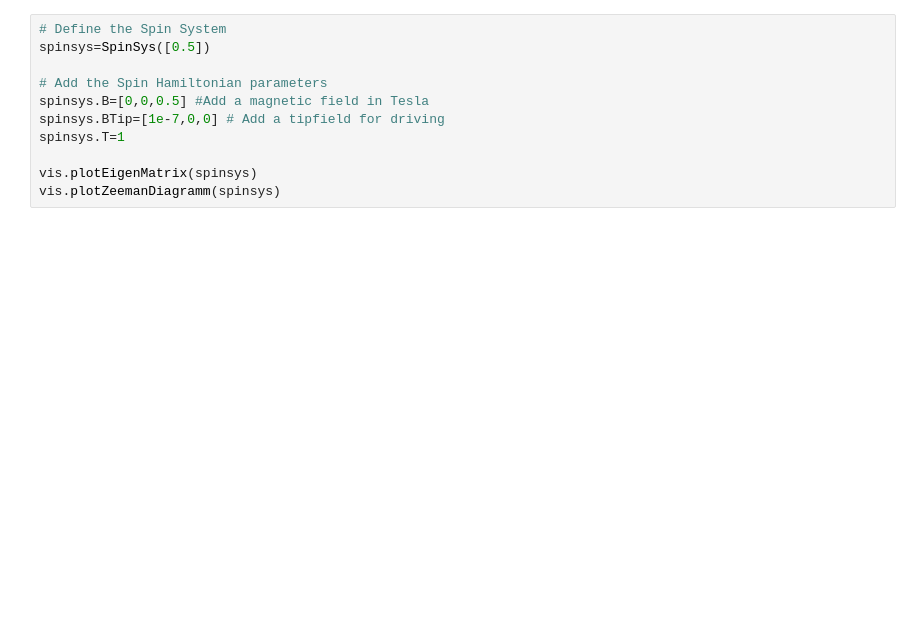
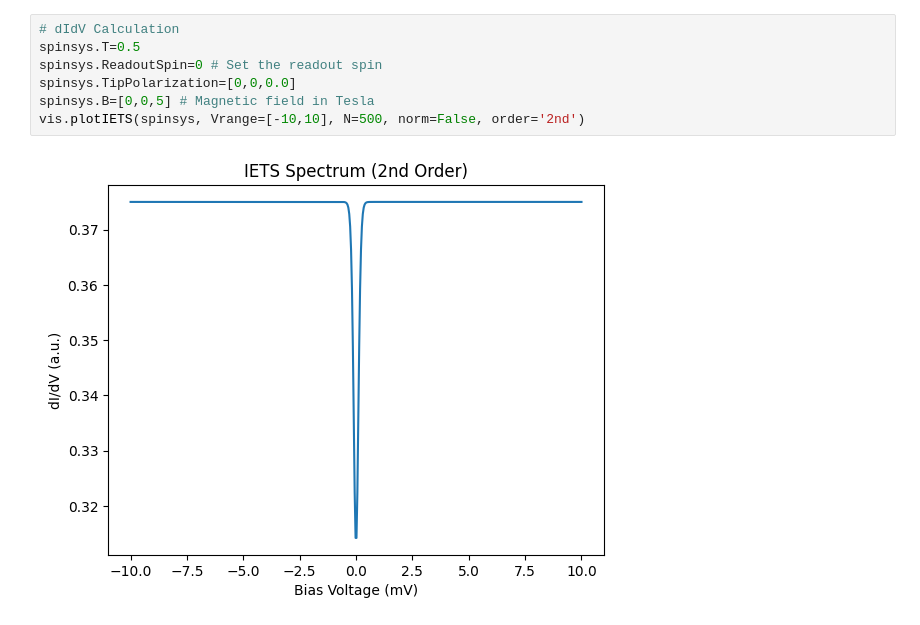
Before and after one commit to WillkeLab/Spinfinity, a Jupyter notebook: spinsimulation/test_3rdOrder.ipynb, the cells around one changed output. Cells and saved outputs as stored; diff of their text form; blank space fills up the shorter version.

```diff
--- a/spinsimulation/test_3rdOrder.ipynb
+++ b/spinsimulation/test_3rdOrder.ipynb
@@ -31,11 +38,9 @@ vis.plotZeemanDiagramm(spinsys)
 # %%
-# Define the Spin System
-spinsys=SpinSys([0.5])
-
-# Add the Spin Hamiltonian parameters
-spinsys.B=[0,0,0.5] #Add a magnetic field in Tesla
-spinsys.BTip=[1e-7,0,0] # Add a tipfield for driving
-spinsys.T=1
-
-vis.plotEigenMatrix(spinsys)
-vis.plotZeemanDiagramm(spinsys)
+# dIdV Calculation
+spinsys.T=0.5
+spinsys.ReadoutSpin=0 # Set the readout spin
+spinsys.TipPolarization=[0,0,0.0]
+spinsys.B=[0,0,5] # Magnetic field in Tesla
+vis.plotIETS(spinsys, Vrange=[-10,10], N=500, norm=False, order='2nd')
+# %% [output]
+[figure, added]
```
Also changed, not shown: parts of 3 cells of this notebook, 3 other files.
